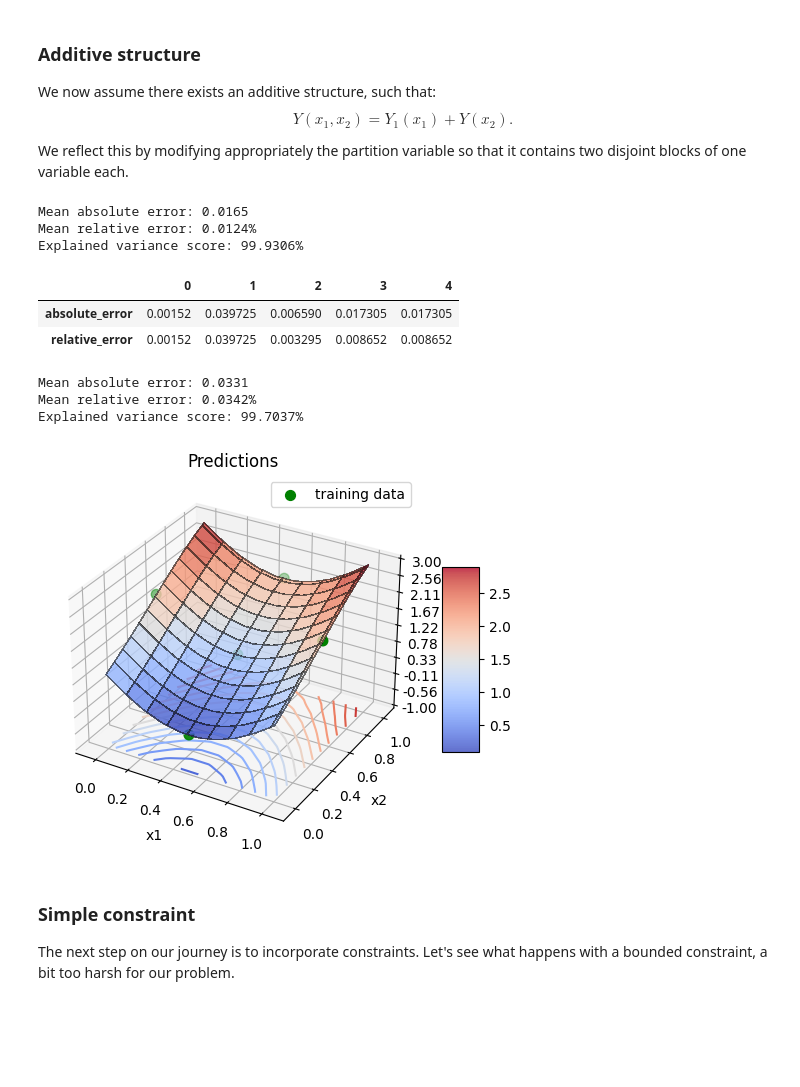
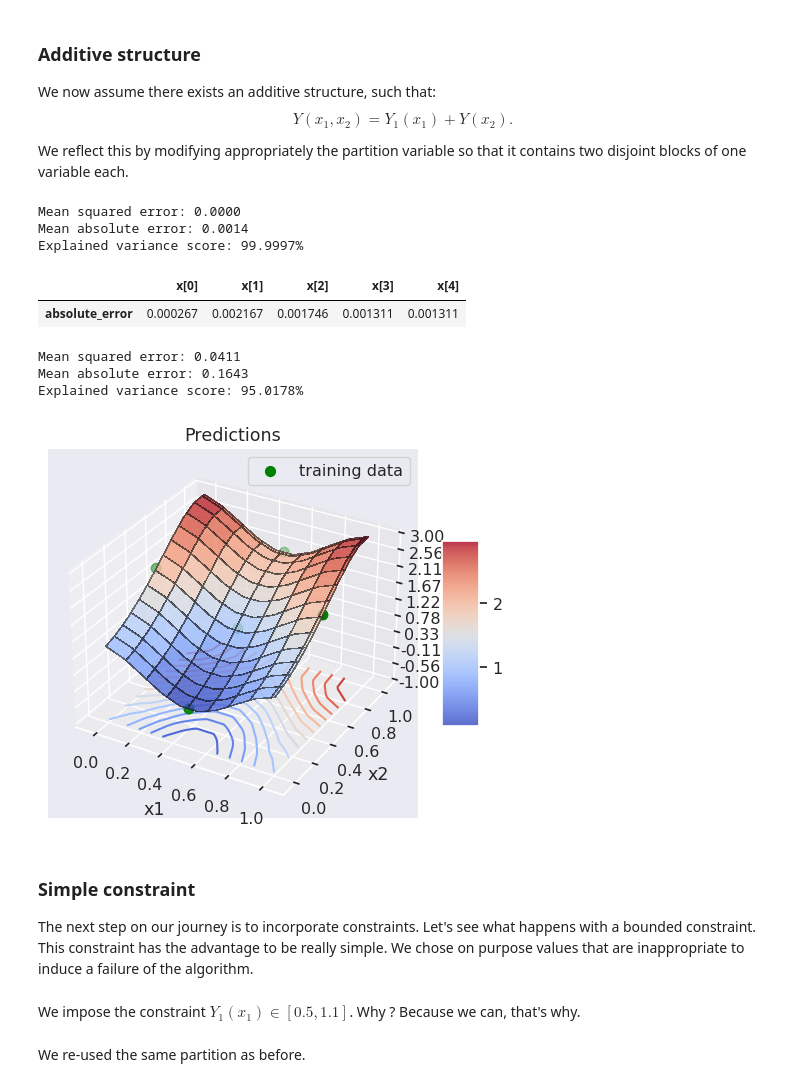
Before and after one commit to Algue-Rythme/MaxModeAdditiveGP, a Jupyter notebook: toy_tutorial.ipynb, the cells around one changed output. Drawn from its saved outputs; the diff is of its cells as text; code cells hidden in the pictures; blank space fills up the shorter version.

```diff
--- a/toy_tutorial.ipynb
+++ b/toy_tutorial.ipynb
@@ -49,9 +49,14 @@ y_test = y_ground_truth(x_test)
 import matplotlib.pyplot as plt
 from matplotlib import cm
 from matplotlib.ticker import LinearLocator
+import seaborn as sns
 import numpy as np
 
-def plot_surface_3d(x1, x2, y, x_train, y_train, fig, ax, title=""):
+def plot_surface_3d(x1, x2, y, x_train, y_train, title=""):
+  sns.set_style("whitegrid")
+  sns.set_context("paper")
+  sns.set(font_scale=1.05)
+  fig, ax = plt.subplots(subplot_kw={"projection": "3d"})
   edgecolor = (0.1, 0.1, 0.1, 0.6)
   surf = ax.plot_surface(x1, x2, y, cmap=cm.coolwarm,
                         linewidth=0.3, antialiased=False,
@@ -68,6 +73,5 @@ def plot_surface_3d(x1, x2, y, x_train, y_train, fig, ax, title=""):
   fig.colorbar(surf, shrink=0.5, aspect=5)
   ax.set_title(title)
 
-fig, ax = plt.subplots(subplot_kw={"projection": "3d"})
-plot_surface_3d(x1, x2, y_test.reshape(x1.shape), x_train, y_train, fig, ax, "Ground truth")
+plot_surface_3d(x1, x2, y_test.reshape(x1.shape), x_train, y_train, "Ground truth")
 # %% [output]
@@ -162,30 +168,30 @@ block_1 = block_1D(name='x1', index=0, domain=(0., 1.), num_ticks=10)
 block_2 = block_1D(name='x2', index=1, domain=(0., 1.), num_ticks=10)
 partition = VariablePartition([block_1, block_2])
 # %%
-monoblock_gp = MaxModeAdditiveGaussianProcess(partition, basis, kernel, constraints)
+monoblock_gp = ConstrainedAdditiveGP(partition, basis, kernel, constraints)
 additive_fun = monoblock_gp.fit(x_train, y_train)
 y_pred = additive_fun.predict(x_train).y_pred
 regression_report(y_train, y_pred)  # train set
 # %% [output]
-Mean absolute error: 0.0165
-Mean relative error: 0.0124%
-Explained variance score: 99.9306%
+Mean squared error: 0.0000
+Mean absolute error: 0.0014
+Explained variance score: 99.9997%
-|  | 0 | 1 | 2 | 3 | 4 |
-| absolute_error | 0.00152 | 0.039725 | 0.006590 | 0.017305 | 0.017305 |
-| relative_error | 0.00152 | 0.039725 | 0.003295 | 0.008652 | 0.008652 |
+|  | x[0] | x[1] | x[2] | x[3] | x[4] |
+| absolute_error | 0.000267 | 0.002167 | 0.001746 | 0.001311 | 0.001311 |
 # %%
-y_pred = additive_fun.predict(x_test).y_pred
+structured_pred = additive_fun.predict(x_test)
+y_pred = structured_pred.y_pred
 _ = regression_report(y_test, y_pred)  # test set
 # %% [output]
-Mean absolute error: 0.0331
-Mean relative error: 0.0342%
-Explained variance score: 99.7037%
+Mean squared error: 0.0411
+Mean absolute error: 0.1643
+Explained variance score: 95.0178%
 # %%
-fig, ax = plt.subplots(subplot_kw={"projection": "3d"})
-plot_surface_3d(x1, x2, y_pred.reshape(x1.shape), x_train, y_train, fig, ax, "Predictions")
+plot_surface_3d(x1, x2, y_pred.reshape(x1.shape), x_train, y_train, "Predictions")
 # %% [output]
-[figure, old version]
+[figure, new version]
 # %% [markdown]
 ### Simple constraint
 
-The next step on our journey is to incorporate constraints. Let's see what happens with a bounded constraint, a bit too harsh for our problem.
+The next step on our journey is to incorporate constraints. Let's see what happens with a bounded constraint.
+This constraint has the advantage to be really simple. We chose on purpose values that are inappropriate to induce a failure of the algorithm.
@@ -192 +202,3 @@ The next step on our journey is to incorporate constraints. Let's see what happe
+# %% [markdown]
+We impose the constraint $Y_1(x_1)\in [0.5, 1.1]$. Why ? Because we can, that's why.
 # %%
@@ -195,0 +210,2 @@ constraints = BoundedConstraints(min_value=0., max_value=1.)
+# %% [markdown]
+We re-used the same partition as before.
```
Also changed, not shown: parts of 27 cells of this notebook, 6 other files.
